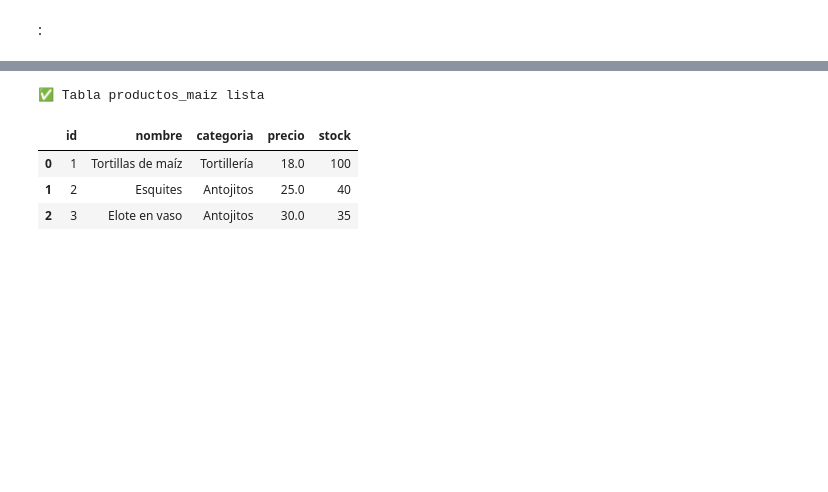
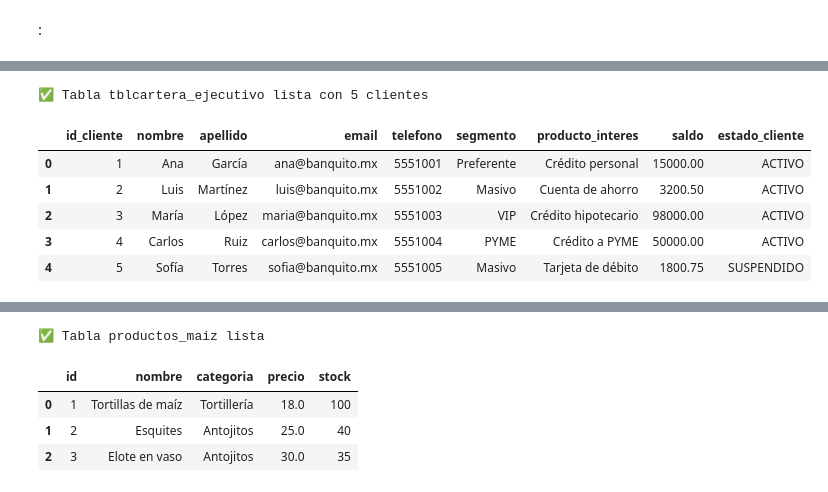
Before and after one commit to PrivateerDev/ColabBD, a Jupyter notebook: Práctica1BD.ipynb, the cells around one changed output, grey strips where cells are left out. Saved outputs shown, nothing was run; the diff lists cells and outputs as text; code cells hidden in the pictures; blank space fills up the shorter version.

```diff
--- a/Práctica1BD.ipynb
+++ b/Práctica1BD.ipynb
@@ -4,0 +102,44 @@
+# %%
+import sqlite3
+import pandas as pd
+
+conexion = sqlite3.connect('banquito_ejecutivo.db', check_same_thread=False)
+cursor = conexion.cursor()
+
+cursor.execute('''
+CREATE TABLE IF NOT EXISTS tblcartera_ejecutivo (
+    id_cliente     INTEGER PRIMARY KEY AUTOINCREMENT,
+    nombre         TEXT NOT NULL,
+    apellido       TEXT NOT NULL,
+    email          TEXT UNIQUE,
+    telefono       TEXT,
+    segmento       TEXT NOT NULL DEFAULT 'Masivo',
+    producto_interes TEXT,
+    saldo          REAL DEFAULT 0.0,
+    estado_cliente TEXT NOT NULL DEFAULT 'ACTIVO'
+)
+''')
+
+cursor.executemany(
+    '''INSERT OR IGNORE INTO tblcartera_ejecutivo
+       (nombre, apellido, email, telefono, segmento, producto_interes, saldo, estado_cliente)
+       VALUES (?,?,?,?,?,?,?,?)''',
+    [
+        ('Ana',    'García',    'ana@banquito.mx',    '5551001', 'Preferente', 'Crédito personal',    15000.00, 'ACTIVO'),
+        ('Luis',   'Martínez',  'luis@banquito.mx',   '5551002', 'Masivo',     'Cuenta de ahorro',     3200.50, 'ACTIVO'),
+        ('María',  'López',     'maria@banquito.mx',  '5551003', 'VIP',        'Crédito hipotecario', 98000.00, 'ACTIVO'),
+        ('Carlos', 'Ruiz',      'carlos@banquito.mx', '5551004', 'PYME',       'Crédito a PYME',      50000.00, 'ACTIVO'),
+        ('Sofía',  'Torres',    'sofia@banquito.mx',  '5551005', 'Masivo',     'Tarjeta de débito',    1800.75, 'SUSPENDIDO'),
+    ]
+)
+conexion.commit()
+print('✅ Tabla tblcartera_ejecutivo lista con 5 clientes')
+pd.read_sql_query('SELECT * FROM tblcartera_ejecutivo', conexion)
+# %% [output]
+✅ Tabla tblcartera_ejecutivo lista con 5 clientes
+|  | id_cliente | nombre | apellido | email | telefono | segmento | producto_interes | saldo | estado_cliente |
+| 0 | 1 | Ana | García | ana@banquito.mx | 5551001 | Preferente | Crédito personal | 15000.00 | ACTIVO |
+| 1 | 2 | Luis | Martínez | luis@banquito.mx | 5551002 | Masivo | Cuenta de ahorro | 3200.50 | ACTIVO |
+| 2 | 3 | María | López | maria@banquito.mx | 5551003 | VIP | Crédito hipotecario | 98000.00 | ACTIVO |
+| 3 | 4 | Carlos | Ruiz | carlos@banquito.mx | 5551004 | PYME | Crédito a PYME | 50000.00 | ACTIVO |
+| 4 | 5 | Sofía | Torres | sofia@banquito.mx | 5551005 | Masivo | Tarjeta de débito | 1800.75 | SUSPENDIDO |
```
Also changed, not shown: parts of 11 cells of this notebook.
